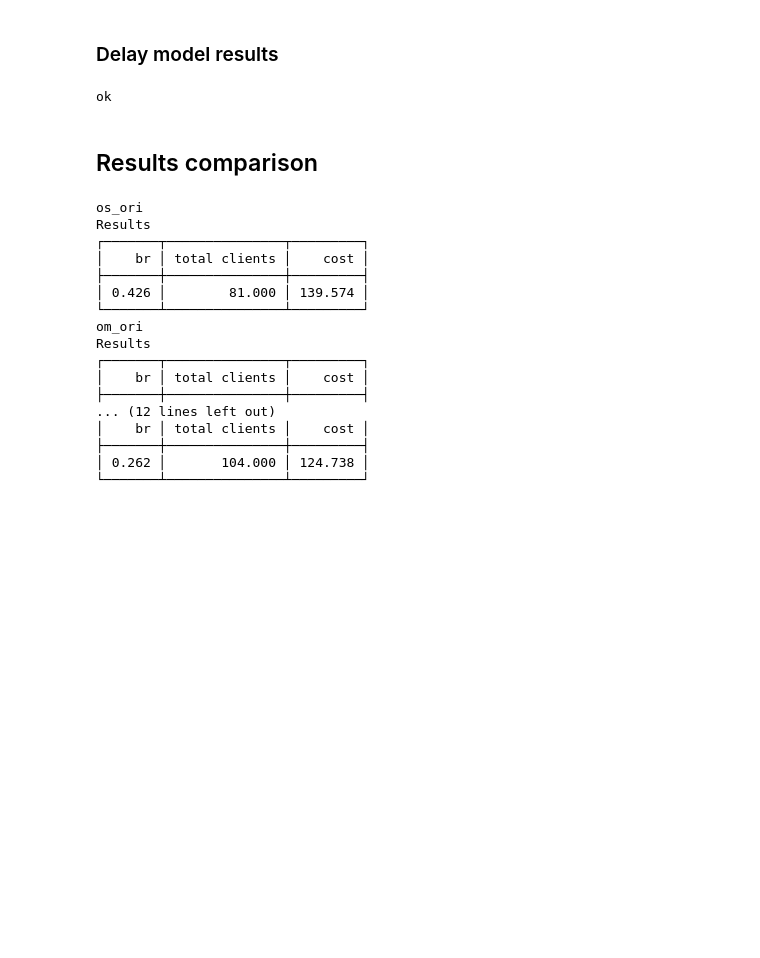
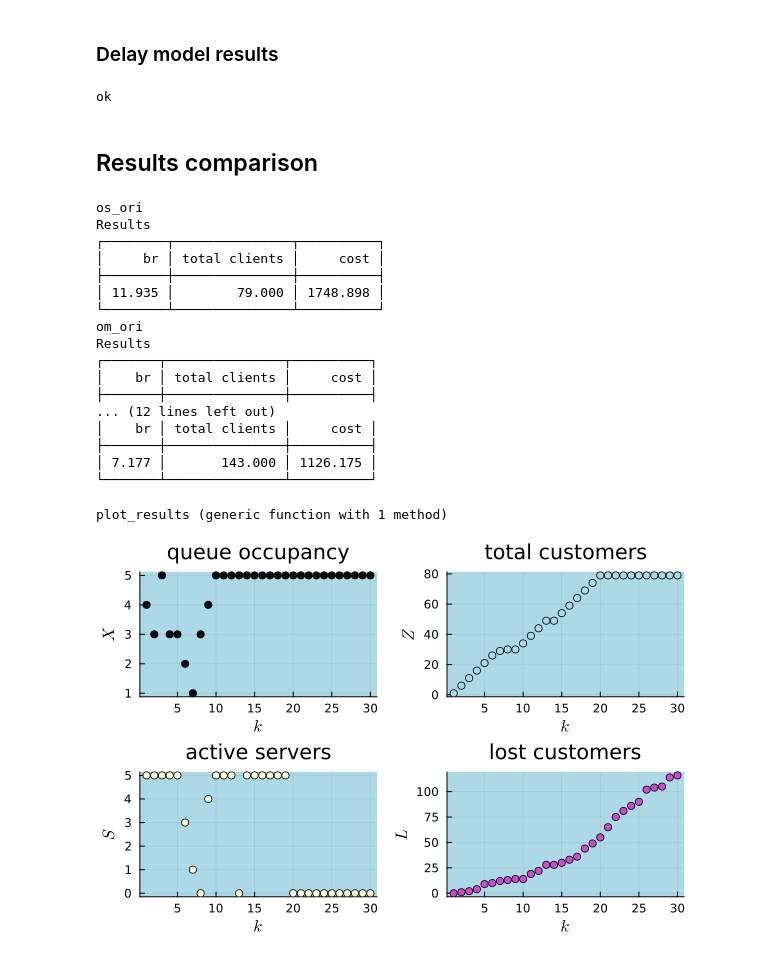
Before and after one commit to marina-daumas/tcc, a Jupyter notebook: Optimizer/compare_models.ipynb, the cells around one changed output. Saved outputs shown, nothing was run; the diff lists cells and outputs as text; code cells hidden in the pictures; blank space fills up the shorter version.

```diff
--- a/Optimizer/compare_models.ipynb
+++ b/Optimizer/compare_models.ipynb
@@ -31,13 +35,15 @@ c_L = 1
 lin_fobj(S, dr, Cin, phi, Z, L) = c_ser*sum(S) - c_z*sum(Z) +c_L*sum(L)
 
 # Parameters
-N = 10            # numner of examples
-horiz = 20        # total horizon
+N = 10            # number of examples
+horiz = 30        # total horizon
 
 # bounds
 XM = 5            # max queue length
-YM = 10           # max buffer legnth before dropping calls
+YM = 10           # max buffer length before dropping calls
 phiM = 9          # max adimission to queue
+
+X = zeros(N, horiz+1)
 
 struct bounds
     XM
@@ -64,7 +70,7 @@ ic = initial_conditions(X0, Y0, L0, Z0)
 createDemands = true
 if createDemands
     d_mat = demand_generator_mat(1, horiz, 14, "uniform", 1)
-    a_mat = demand_generator_mat(1, horiz, 1,"uniform",0.5)  #voltar para 2 depois
+    a_mat = demand_generator_mat(1, horiz, 2,"uniform",0.5)
 else
     d_fn = "..//CC_simple//d_mat_Thu_22_May_2025_19_39_50.txt";
     a_fn = "..//CC_simple//a_mat_Thu_22_May_2025_19_39_50.txt";
@@ -165,8 +167,8 @@ ok
 results_list = [result_os_ori, result_om_ori, result_os_del, result_om_del]
 
 for res in results_list
-    br = res.L[horiz+1]/(res.L[horiz+1]+res.Z[horiz+1])
-    # br = sum(res.L./(res.L.+res.Z)) # ????
+    # br = res.L[horiz+1]/(res.L[horiz+1]+res.Z[horiz+1])
+    br = sum(res.L./(res.L.+res.Z)) # VERIFICAR QUAL A MELHOR FORMA DE CALCULAR
     total_clients = res.Z[horiz+1]
     cost = res.c_ser*sum(res.S) + res.c_blr*br
 
@@ -178,18 +180,32 @@ end
 # %% [output]
 os_ori
 Results
-┌───────┬───────────────┬─────────┐
-│    br │ total clients │    cost │
-├───────┼───────────────┼─────────┤
-│ 0.426 │        81.000 │ 139.574 │
-└───────┴───────────────┴─────────┘
+┌────────┬───────────────┬──────────┐
+│     br │ total clients │     cost │
+├────────┼───────────────┼──────────┤
+│ 11.935 │        79.000 │ 1748.898 │
+└────────┴───────────────┴──────────┘
 om_ori
 Results
-┌───────┬───────────────┬─────────┐
-│    br │ total clients │    cost │
-├───────┼───────────────┼─────────┤
+┌───────┬───────────────┬──────────┐
+│    br │ total clients │     cost │
+├───────┼───────────────┼──────────┤
 ... (12 lines left out)
-│    br │ total clients │    cost │
-├───────┼───────────────┼─────────┤
-│ 0.262 │       104.000 │ 124.738 │
-└───────┴───────────────┴─────────┘
+│    br │ total clients │     cost │
+├───────┼───────────────┼──────────┤
+│ 7.177 │       143.000 │ 1126.175 │
+└───────┴───────────────┴──────────┘
+# %%
+function plot_results(res, horiz)
+    # println(res.id)
+    evolution = [res.X[1:horiz,1], res.Z[1:horiz,1], res.S[1:horiz,1], res.L[1:horiz,1]]
+    ylabel = [L"X" L"Z" L"S" L"L"]
+    title = ["queue occupancy" "total customers" "active servers" "lost customers"]
+    plotData(evolution, ylabel, title)
+end
+# %% [output]
+plot_results (generic function with 1 method)
+# %%
+plot_results(result_os_ori, horiz)
+# %% [output]
+[figure, added]
```
Also changed, not shown: parts of 8 cells of this notebook, 2 other files.
